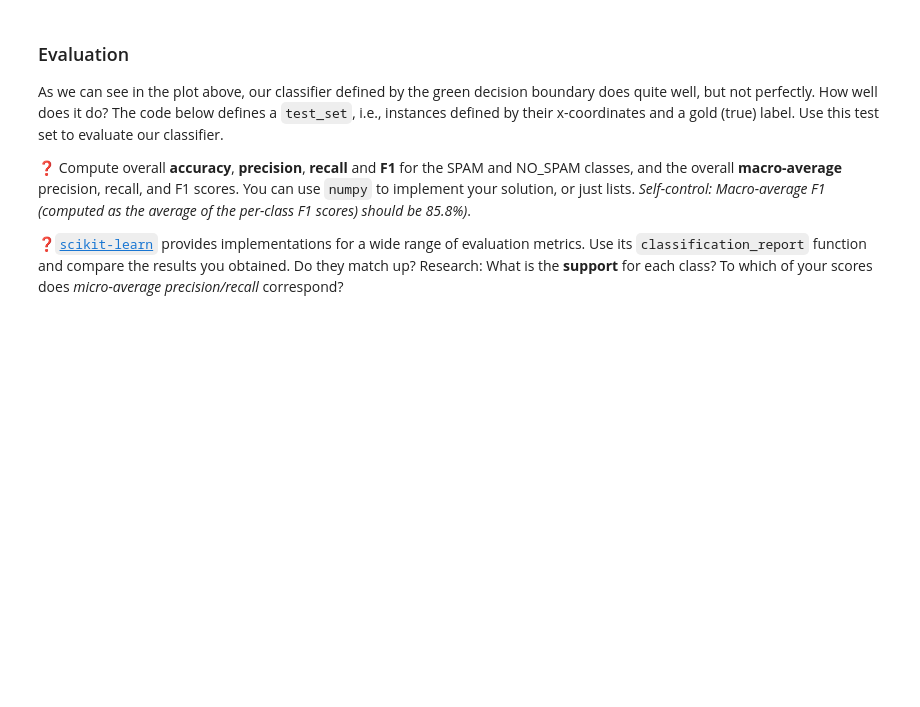
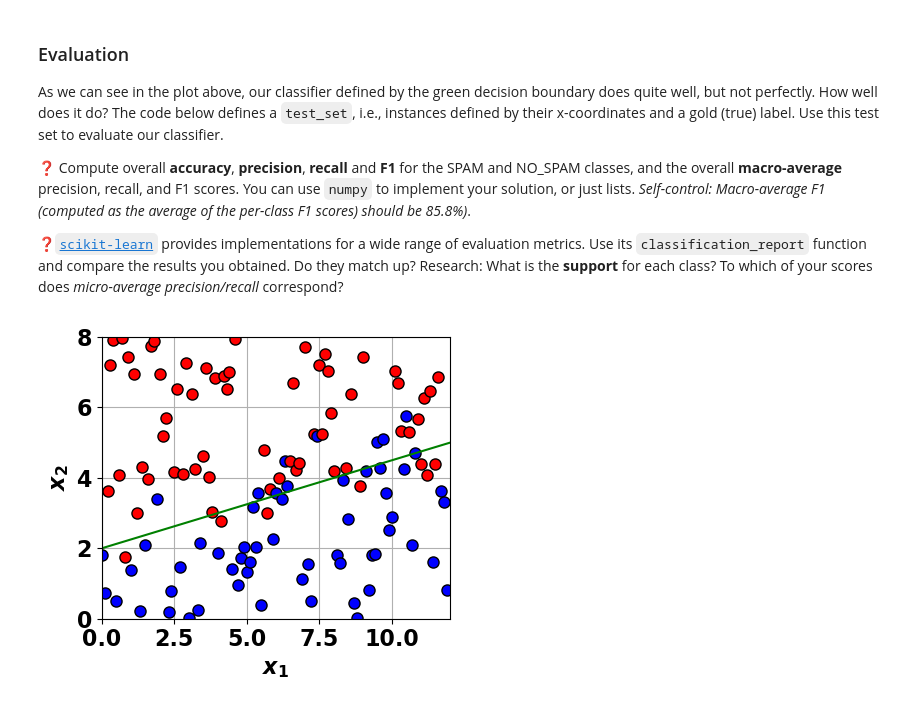
Before and after one commit to leonilla/nlp-summer-25, a Jupyter notebook: 05 Logistic Regression/05_Logistic_Regression.ipynb, the cells around one changed output. Cells and saved outputs as stored; diff of their text form; code cells hidden in the pictures; blank space fills up the shorter version.

```diff
--- a/05 Logistic Regression/05_Logistic_Regression.ipynb
+++ b/05 Logistic Regression/05_Logistic_Regression.ipynb
@@ -253,7 +283,7 @@ plt.grid()
 
 def get_class(x, w, b):
   """ Binary classifier: given a class probability, returns 1 if the instance
-  is classifies as belonging to the positive class, and 0 otherwise.
+  is classified as belonging to the positive class, and 0 otherwise.
   """
   prob = get_prob(x, w, b)
   if prob > 0.5:
@@ -265,13 +295,15 @@ x = [(0.0, 1.8031414310013778), (0.1, 0.7258266946966128), (0.2, 3.6208901382805
 labels = [[1, 0], [1, 0], [0, 1], [0, 1], [0, 1], [1, 0], [0, 1], [0, 1], [0, 1], [0, 1], [1, 0], [0, 1], [0, 1], [1, 0], [0, 1], [1, 0], [0, 1], [0, 1], [0, 1], [1, 0], [0, 1], [0, 1], [0, 1], [1, 0], [1, 0], [0, 1], [0, 1], [1, 0], [0, 1], [0, 1], [1, 0], [0, 1], [0, 1], [1, 0], [1, 0], [0, 1], [0, 1], [0, 1], [0, 1], [0, 1], [1, 0], [0, 1], [0, 1], [0, 1], [0, 1], [1, 0], [0, 1], [1, 0], [1, 0], [1, 0], [1, 0], [1, 0], [1, 0], [1, 0], [1, 0], [1, 0], [0, 1], [0, 1], [0, 1], [1, 0], [1, 0], [0, 1], [1, 0], [1, 0], [1, 0], [0, 1], [0, 1], [0, 1], [0, 1], [1, 0], [0, 1], [1, 0], [1, 0], [0, 1], [1, 0], [0, 1], [0, 1], [0, 1], [0, 1], [0, 1], [0, 1], [1, 0], [1, 0], [1, 0], [0, 1], [1, 0], [0, 1], [1, 0], [1, 0], [0, 1], [0, 1], [1, 0], [1, 0], [1, 0], [1, 0], [1, 0], [1, 0], [1, 0], [1, 0], [1, 0], [1, 0], [0, 1], [0, 1], [0, 1], [1, 0], [1, 0], [0, 1], [1, 0], [1, 0], [0, 1], [0, 1], [0, 1], [0, 1], [0, 1], [1, 0], [0, 1], [0, 1], [1, 0], [1, 0], [1, 0]]
 test_data = list(zip(x, labels))
 
 # Plot the test data points
 for (x1,x2), label in test_data:
   labelstring = get_label_string(label)
   labelcolor = get_color_string(label)
   plt.plot(x1, x2, marker="o", markersize=8, markeredgecolor="black", markerfacecolor=labelcolor)
 
 # classifier line (x-values chosen to match plot boundaries for x1)
 # The first parameter of the plot function are the x-values, the second are the y-values.
 plt.plot([0, 12], [decision_boundary(0), decision_boundary(12)], color="green")
 plt.show()
+# %% [output]
+[figure, added]
```
Also changed, not shown: parts of 11 cells of this notebook.
